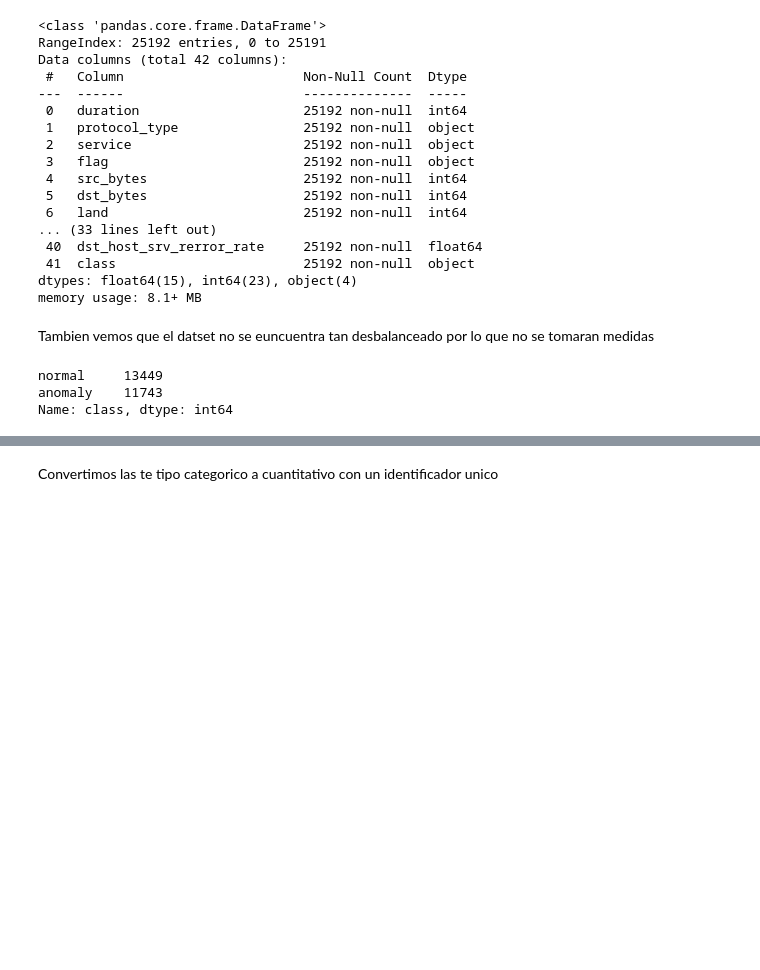
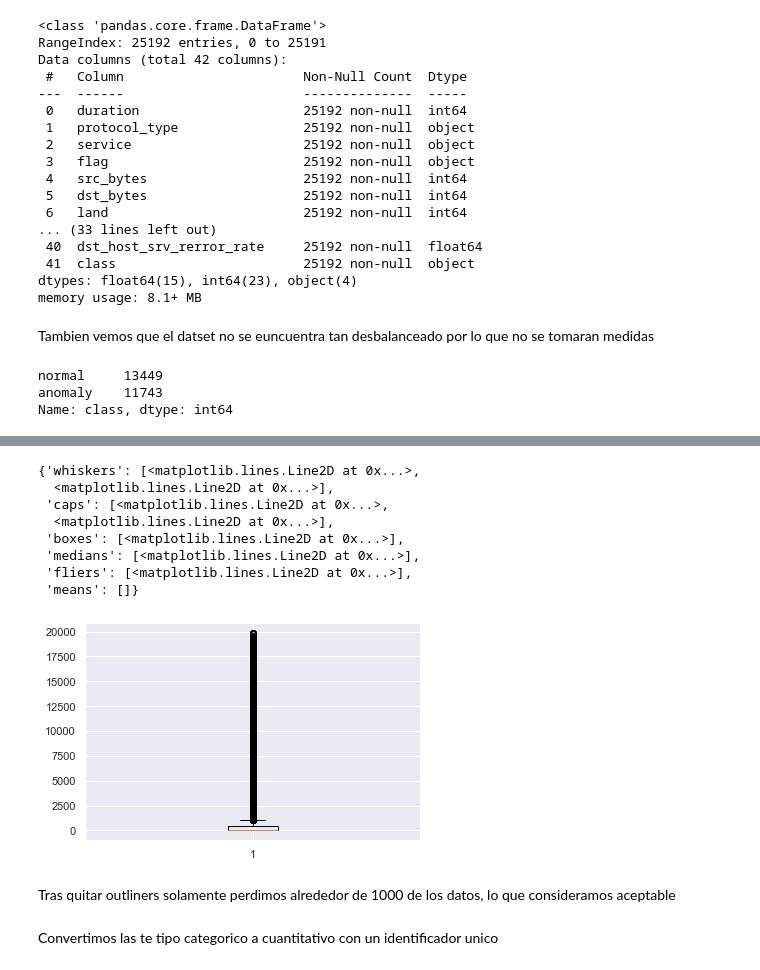
Before and after one commit to saritazavala/SDS-LAB05, a Jupyter notebook: modelos_parte2.ipynb, the cells around one changed output, grey strips where cells are left out. Cells and saved outputs as stored; diff of their text form; code cells hidden in the pictures; blank space fills up the shorter version.

```diff
--- a/modelos_parte2.ipynb
+++ b/modelos_parte2.ipynb
@@ -74,3 +140,17 @@ Name: class, dtype: int64
+# %%
+plt.boxplot(df["dst_bytes"])
+# %% [output]
+{'whiskers': [<matplotlib.lines.Line2D at 0x...>,
+  <matplotlib.lines.Line2D at 0x...>],
+ 'caps': [<matplotlib.lines.Line2D at 0x...>,
+  <matplotlib.lines.Line2D at 0x...>],
+ 'boxes': [<matplotlib.lines.Line2D at 0x...>],
+ 'medians': [<matplotlib.lines.Line2D at 0x...>],
+ 'fliers': [<matplotlib.lines.Line2D at 0x...>],
+ 'means': []}
+[figure, added]
+# %% [markdown]
+Tras quitar outliners solamente perdimos alrededor de 1000 de los datos, lo que consideramos aceptable
 # %% [markdown]
 Convertimos las te tipo categorico a cuantitativo con un identificador unico
 # %%
```
Also changed, not shown: parts of 10 cells of this notebook.
